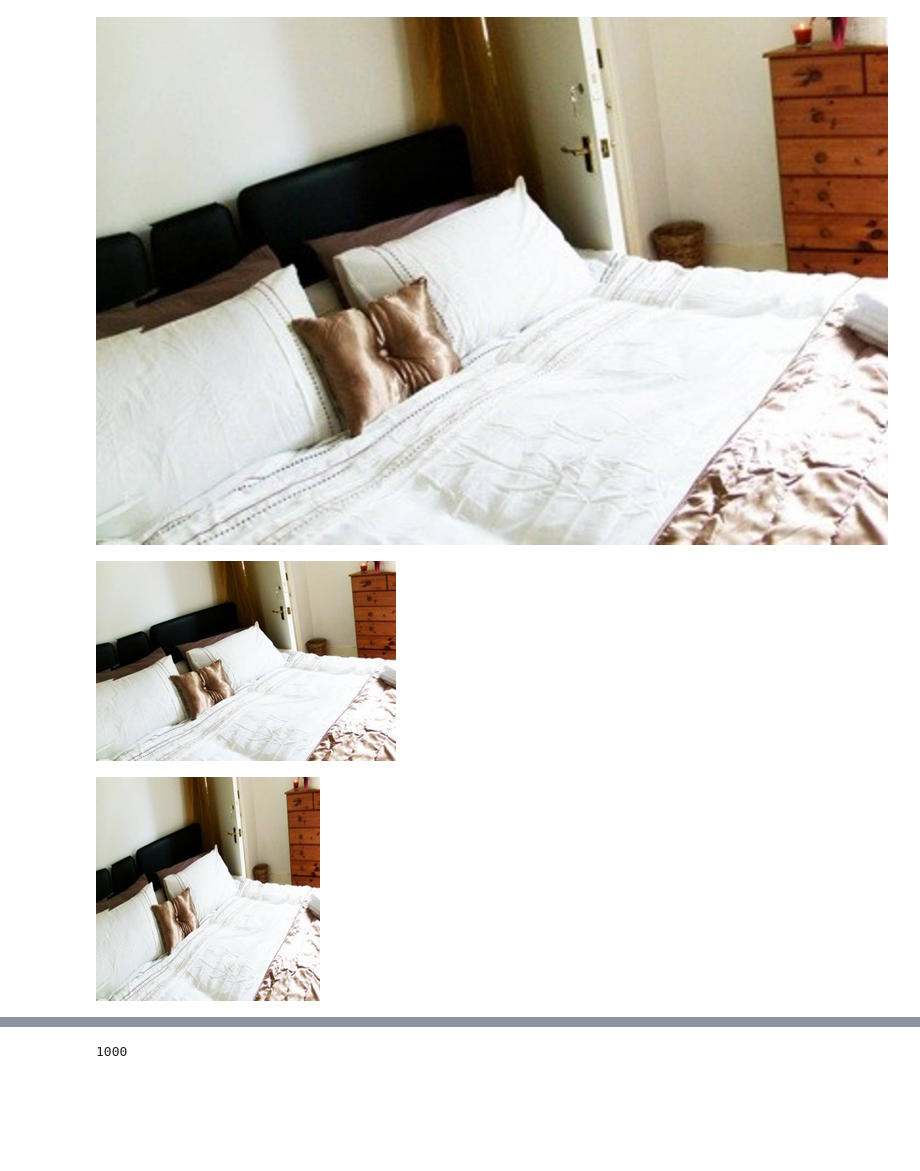
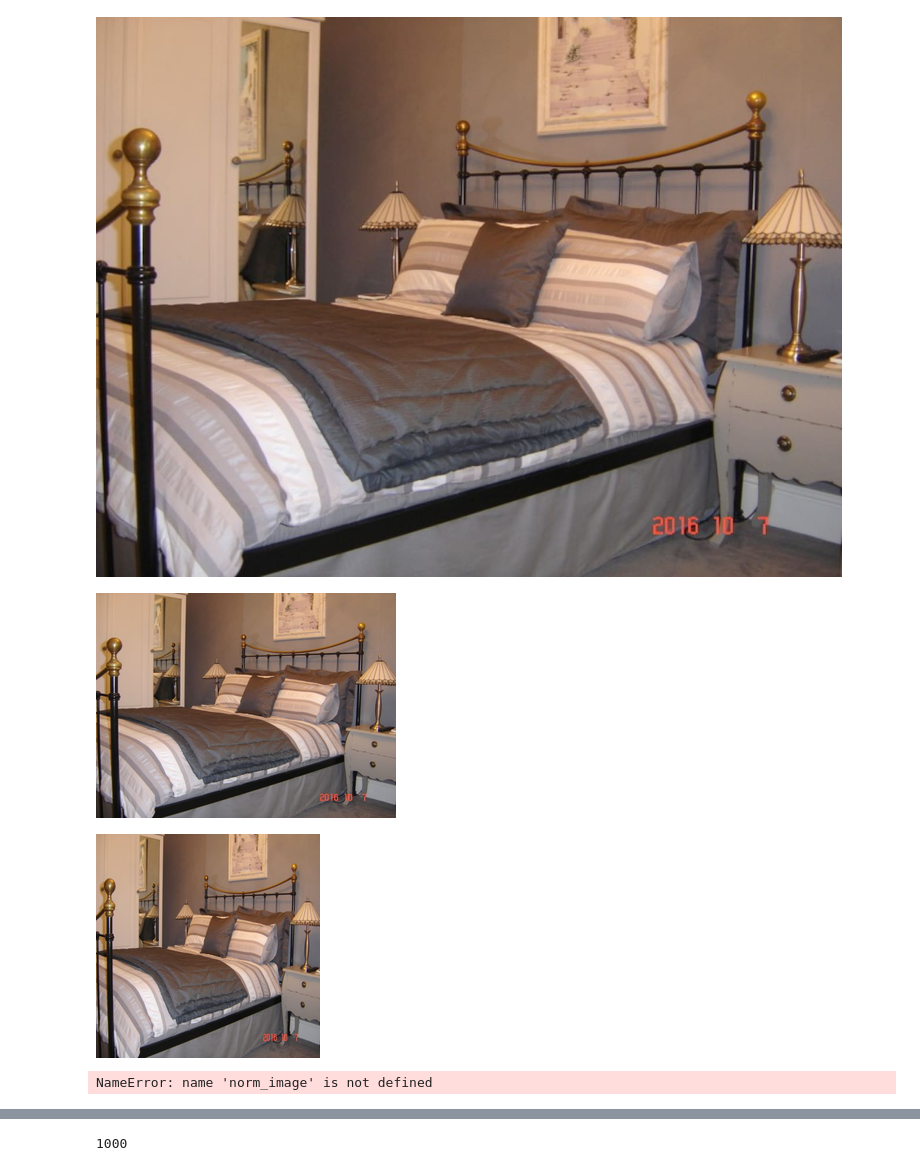
Before and after one commit to Apple-airbnb/spider, a Jupyter notebook: Pics.ipynb, the cells around one changed output, grey strips where cells are left out. Cells and saved outputs as stored; diff of their text form; code cells hidden in the pictures; blank space fills up the shorter version.

```diff
--- a/Pics.ipynb
+++ b/Pics.ipynb
@@ -11,10 +24,10 @@ second_class_test = 'data/2class_test/'
 third_class_test = 'data/3class_test/'
 # %%
 basewidth = 300
-img = Image.open('./data/1class_test/1161502.jpg')
+img = Image.open('./data/1class_test/214591.jpg')
 img
 # %% [output]
-[figure, old version]
+[figure, new version]
 # %%
 wpercent = (basewidth/float(img.size[0]))
 hsize = int((float(img.size[1])*float(wpercent)))
@@ -22,9 +35,13 @@ img = img.resize((basewidth,hsize), Image.ANTIALIAS)
 #img.save('resized.jpg')
 img
 # %% [output]
-[figure, old version]
+[figure, new version]
 # %%
-img_test = Image.open('./data/1class_test/1161502.jpg')
+img_test = Image.open('./data/1class_test/214591.jpg')
 img_test.resize((224,224), Image.ANTIALIAS)
 # %% [output]
-[figure, old version]
+[figure, new version]
+# %%
+np.array(norm_image(img_test)).shape
+# %% [output]
+NameError: name 'norm_image' is not defined
```
Also changed, not shown: parts of 17 cells of this notebook.
